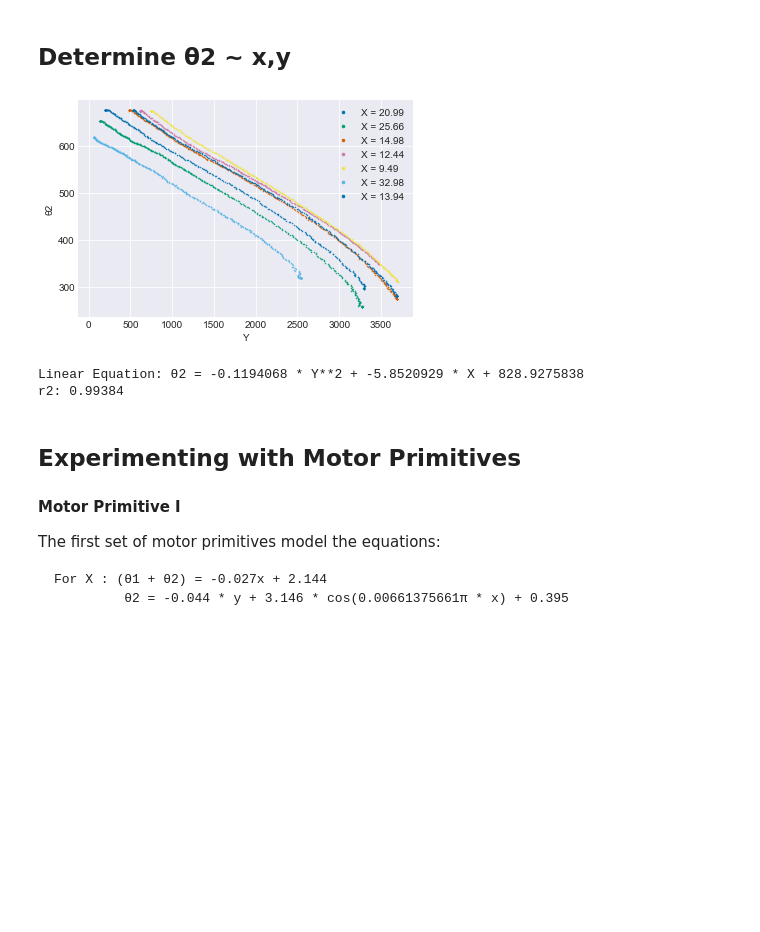
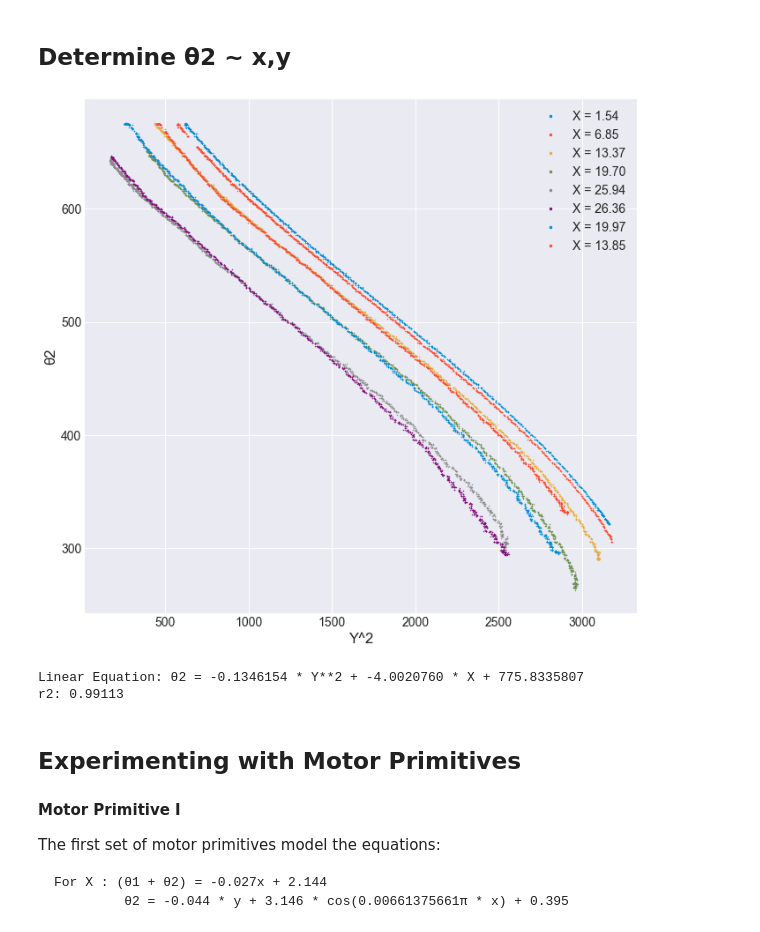
Before and after one commit to webb-ben/Thesis-Code, a Jupyter notebook: Visualization.ipynb, the cells around one changed output. Drawn from its saved outputs; the diff is of its cells as text; code cells hidden in the pictures; blank space fills up the shorter version.

```diff
--- a/Visualization.ipynb
+++ b/Visualization.ipynb
@@ -36,20 +34,20 @@ plt.rcParams['figure.figsize'] = [8,8]
 # %%
+plt.rcParams['figure.figsize'] = [10,10]
 
 # Plot X-direction Motor Primitive in Euclidean space
-for i in range(18,24):
-    filename = 'DataFolder/Data/Line1/Line%03i.csv' %i
+for i in range(33,40):
+    filename = 'DataFolder/Data/xPrim/Line%03i.csv' %i
     A = np.genfromtxt(filename, delimiter=",", skip_header=2 )
-    plt.plot(A[:,y], A[:,x], 'r.', ms=2, label= 'Y = %.2f' %np.mean(A[:, y]))
+    plt.scatter(A[:,y], A[:,x], s=1, label= 'Y = %.2f' %np.mean(A[:, y]))
 
 
 # Plot Y-direction Motor Primitive in Euclidean space
-for i in range(25,32):
-    filename = 'DataFolder/Data/LineY/Line%03i.csv' %i
+for i in range(40,49):
+    filename = 'DataFolder/Data/yPrim/Line%03i.csv' %i
     A = np.genfromtxt(filename, delimiter=",", skip_header=2 )
-    plt.plot(A[:,y], A[:,x], 'b.', ms = 1, label= 'Y = %.2f' %np.mean(A[:, x]))
+    plt.scatter(A[:,y], A[:,x], s = 1, label= 'X = %.2f' %np.mean(A[:, x]))
 
 
-plt.legend(markerscale = 5)
 plt.xlabel("Y")
 plt.ylabel("X")
 plt.show()
@@ -61,11 +59,9 @@ plt.show()
 grouped_x = []
 grouped_y = []
 
-for i in range(18,24):
-    filename = 'DataFolder/Data/Line1/Line%03i.csv' %i
+for i in range(33,40):
+    filename = 'DataFolder/Data/xPrim/Line%03i.csv' %i
     A = np.genfromtxt(filename, delimiter=",", skip_header=2 )
-    A[:,t1] = ((A[:,t1] + np.pi/2) * 195.442270117)+205
-    A[:,t2] = ((A[:,t2]) * 195.442270117)+205
     plt.plot(A[:,x], A[:,t1] + A[:,t2] , '.', ms = 1, label= 'Y = %.2f' %np.mean(A[:, y]))
     grouped_x.extend(A[:,x])
     grouped_y.extend(A[:,t1] + A[:,t2])
@@ -99,10 +95,9 @@ grouped_x = []
 grouped_y = []
 grouped_alt = []
 
-for i in range(18,24):
-    filename = 'DataFolder/Data/Line1/Line%03i.csv' % i
+for i in range(33,40):
+    filename = 'DataFolder/Data/xPrim/Line%03i.csv' %i
     A = np.genfromtxt(filename, delimiter=",", skip_header=2)
-    A[:,t2] = (A[:,t2] * 195.442270117)+205
     plt.scatter(A[:,x]**2, A[:,t2], s = 1, label= 'Y = %.2f' %np.mean(A[:, y]))
     grouped_x.extend(A[:,x]**2)
     grouped_y.extend(A[:,t2])
@@ -131,7 +126,7 @@ r2 = 1 - error.var() / grouped_y.var()
 # plt.plot(line_x, line_y, '-', label='Linear Regression')
 
 plt.legend(markerscale=5)
-plt.xlabel("X")
+plt.xlabel("X^2")
 plt.ylabel("θ2")
 
 plt.show()
@@ -148,10 +143,9 @@ r2: 0.99400
 grouped_x = []
 grouped_y = []
 
-for i in range(25,32):
-    filename = 'DataFolder/Data/LineY/Line%03i.csv' %i
+for i in range(32,40):
+    filename = 'DataFolder/Data/Y/Line%03i.csv' %i
     A = np.genfromtxt(filename, delimiter=",", skip_header=2 )
-    A[:,t1] = ((A[:,t1] + np.pi/2) * 195.442270117)+205
     plt.scatter(A[:,y], A[:,t1], s = 1, label= 'X = %.2f' %np.mean(A[:, x]))
     grouped_x.extend(A[:, y])
     grouped_y.extend(A[:,t1])
@@ -172,6 +166,7 @@ plt.xlabel("Y")
 plt.ylabel("θ1")
 plt.show()
 
-print ("Linear Equation: θ1 = %0.7f * Y + %0.7f" % (c[0], c[1]))
-print ("r2: %0.5f" % r2)
+print("Linear Equation: θ1 = %0.7f * Y + %0.7f" % (c[0], c[1]))
+print("r2: %0.5f" % r2)
+r2: 0.99276
 # %% [output]
@@ -186,10 +181,10 @@ grouped_y = []
 grouped_alt = []
 
 
-for i in range(25,32):
-    filename = 'DataFolder/Data/LineY/Line%03i.csv' %i
+for i in range(32,40):
+    filename = 'DataFolder/Data/Y/Line%03i.csv' %i
     A = np.genfromtxt(filename, delimiter=",", skip_header=2 )
-    A[:,t2] = (A[:,t2] * 195.442270117)+205
+    A[:,t2] = A[:,t2]
     plt.plot(A[:,y]**2, A[:,t2], '.', ms = 1, label= 'X = %.2f' %np.mean(A[:, x]))
     grouped_x.extend(A[:,y]**2)
     grouped_y.extend(A[:,t2])
@@ -197,37 +192,37 @@ for i in range(25,32):
 
 grouped_y = np.asarray(grouped_y)
 
 A4 = np.hstack((np.mat((grouped_x, grouped_alt)).T , np.ones([len(grouped_x), 1])))
 AAinv = np.linalg.inv( np.dot(A4.T, A4) )
 result = scipy.linalg.lstsq(A4, grouped_y)
 b = result[0]
 N = grouped_y.shape[0]
 C = b.shape[0]
 df_e = N-C
 df_r = C-1
 error = grouped_y - np.dot(A4, b)
 sse = np.dot(error.T, error) / df_e
 stderr = np.sqrt( np.diagonal( sse[0, 0] * AAinv ) )
 t = b.T / stderr
 p = 2*(1 - stats.t.cdf(abs(t), df_e))
 r2 = 1 - error.var() / grouped_y.var()
 
 # line_x = np.linspace(grouped_x.min(), grouped_x.max(), 100)
 # line_alt = np.linspace(grouped_alt.min(), grouped_alt.max(), 100)
 # line_y = line_x * b[0] + line_alt * b[1] + b[2]
 # plt.plot(line_x, line_y, '-', label='Linear Regression')
 
 plt.legend(markerscale=5)
-plt.xlabel("Y")
+plt.xlabel("Y^2")
 plt.ylabel("θ2")
 plt.show()
 
 print ("Linear Equation: θ2 = %0.7f * Y**2 + %0.7f * X + %0.7f" % (b[0], b[1], b[2]))
 print ("r2: %0.5f" % r2)
 # %% [output]
-[figure, old version]
+[figure, new version]
-Linear Equation: θ2 = -0.1194068 * Y**2 + -5.8520929 * X + 828.9275838
-r2: 0.99384
+Linear Equation: θ2 = -0.1346154 * Y**2 + -4.0020760 * X + 775.8335807
+r2: 0.99113
 # %% [markdown]
 ## Experimenting with Motor Primitives
 
```
Also changed, not shown: parts of 10 cells of this notebook, 4 other files.
